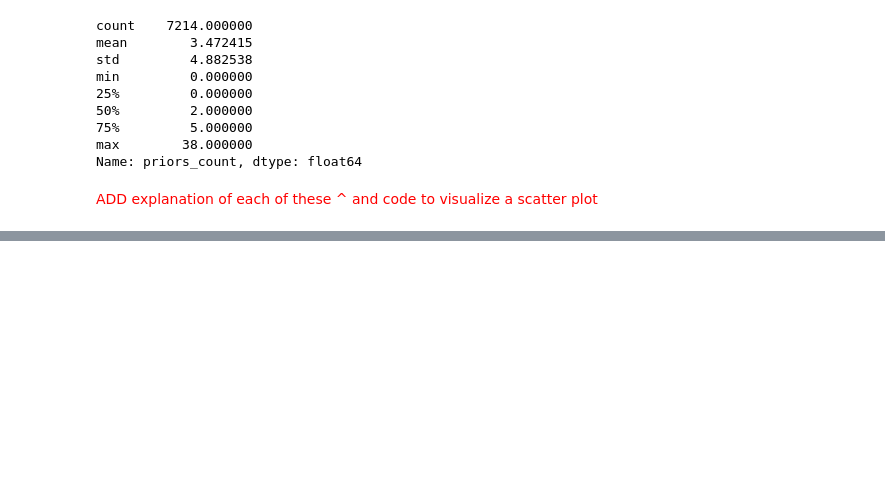
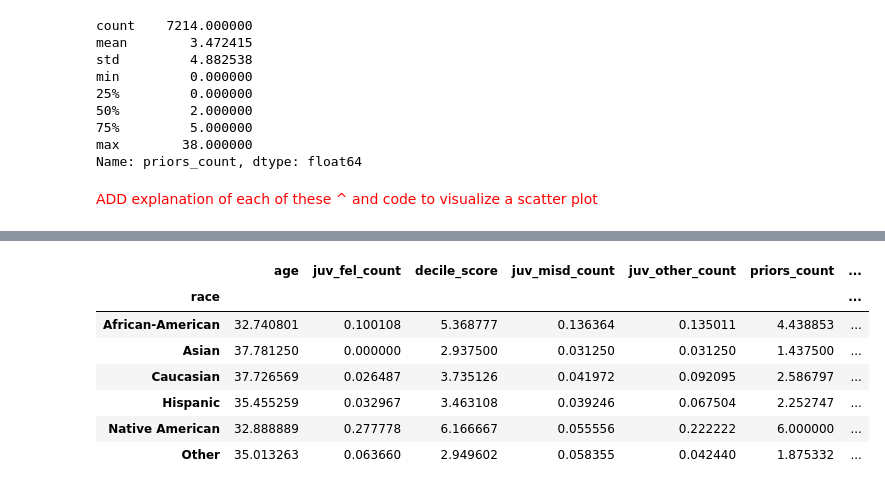
Before and after one commit to mandycoston/compas-analysis, a Jupyter notebook: 1. COMPAS data analysis.ipynb, the cells around one changed output, grey strips where cells are left out. Saved outputs shown, nothing was run; the diff lists cells and outputs as text; code cells hidden in the pictures; blank space fills up the shorter version.

```diff
--- a/1. COMPAS data analysis.ipynb
+++ b/1. COMPAS data analysis.ipynb
@@ -119,0 +150,11 @@ dat[dat.race =="African-American"].priors_count.median()
+# %%
+dat.groupby('race').mean()
+# %% [output]
+|  | age | juv_fel_count | decile_score | juv_misd_count | juv_other_count | priors_count | ... |
+| race |  |  |  |  |  |  | ... |
+| African-American | 32.740801 | 0.100108 | 5.368777 | 0.136364 | 0.135011 | 4.438853 | ... |
+| Asian | 37.781250 | 0.000000 | 2.937500 | 0.031250 | 0.031250 | 1.437500 | ... |
+| Caucasian | 37.726569 | 0.026487 | 3.735126 | 0.041972 | 0.092095 | 2.586797 | ... |
+| Hispanic | 35.455259 | 0.032967 | 3.463108 | 0.039246 | 0.067504 | 2.252747 | ... |
+| Native American | 32.888889 | 0.277778 | 6.166667 | 0.055556 | 0.222222 | 6.000000 | ... |
+| Other | 35.013263 | 0.063660 | 2.949602 | 0.058355 | 0.042440 | 1.875332 | ... |
```
Also changed, not shown: parts of 10 cells of this notebook, 1 other file.
